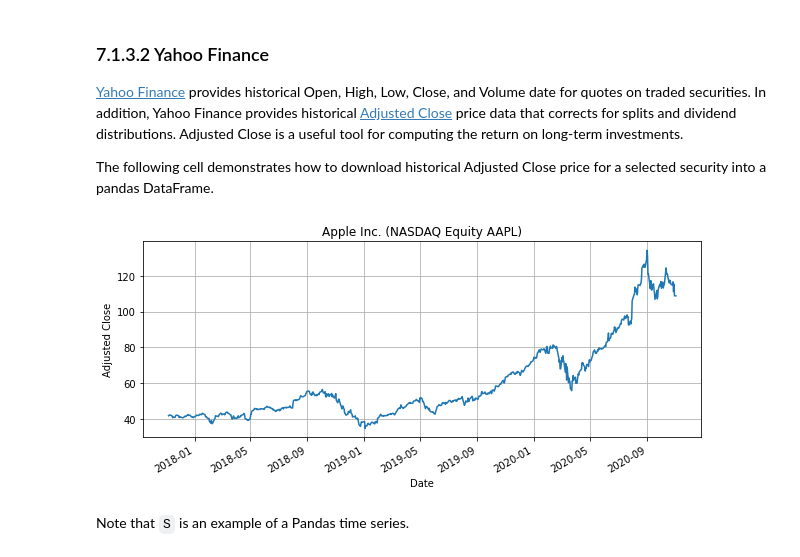
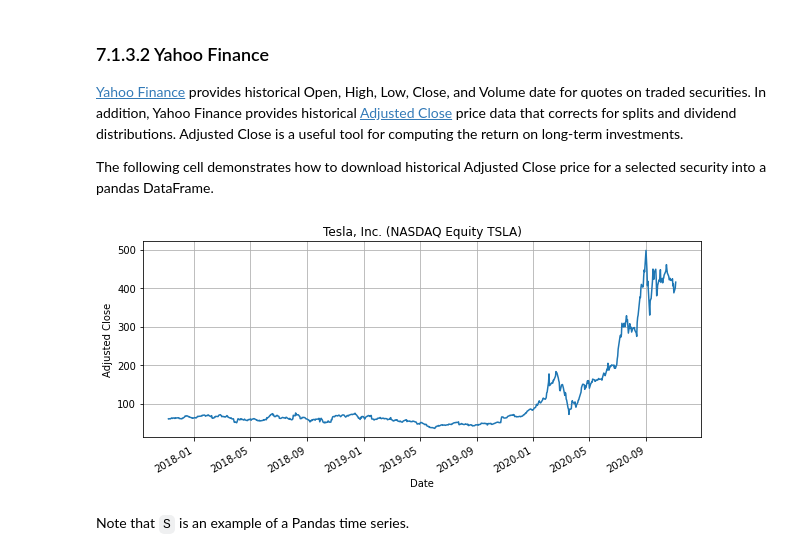
Before and after one commit to jckantor/CBE40455-2020, a Jupyter notebook: docs/07.01-Measuring-Return.ipynb, the cells around one changed output. Saved outputs shown, nothing was run; the diff lists cells and outputs as text; code cells hidden in the pictures.

```diff
--- a/docs/07.01-Measuring-Return.ipynb
+++ b/docs/07.01-Measuring-Return.ipynb
@@ -95,27 +95,26 @@ get_symbol('X')
 The following cell demonstrates how to download historical Adjusted Close price for a selected security into a pandas DataFrame.
 # %%
 symbol = 'TSLA'
-symbol = 'AAPL'
 
 # get symbol data
 symbol_data = get_symbol(symbol)
 assert symbol_data, f"Symbol {symbol} wasn't found."
 
 # start and end of a three year interval that ends today
 end = datetime.datetime.today().date()
 start = end - datetime.timedelta(3*365)
 
 # get stock price data
 S = pdr.data.DataReader(symbol, "yahoo", start, end)['Adj Close']
 
 # plot data
 plt.figure(figsize=(10,4))
 title = f"{symbol_data['name']} ({symbol_data['exchDisp']} {symbol_data['typeDisp']} {symbol_data['symbol']})"
 S.plot(title=title)
 plt.ylabel('Adjusted Close')
 plt.grid()
 # %% [output]
-[figure, old version]
+[figure, new version]
 # %% [markdown]
 Note that `S` is an example of a Pandas time series.
 # %%
```
Also changed, not shown: parts of 14 cells of this notebook, 7 other files.
